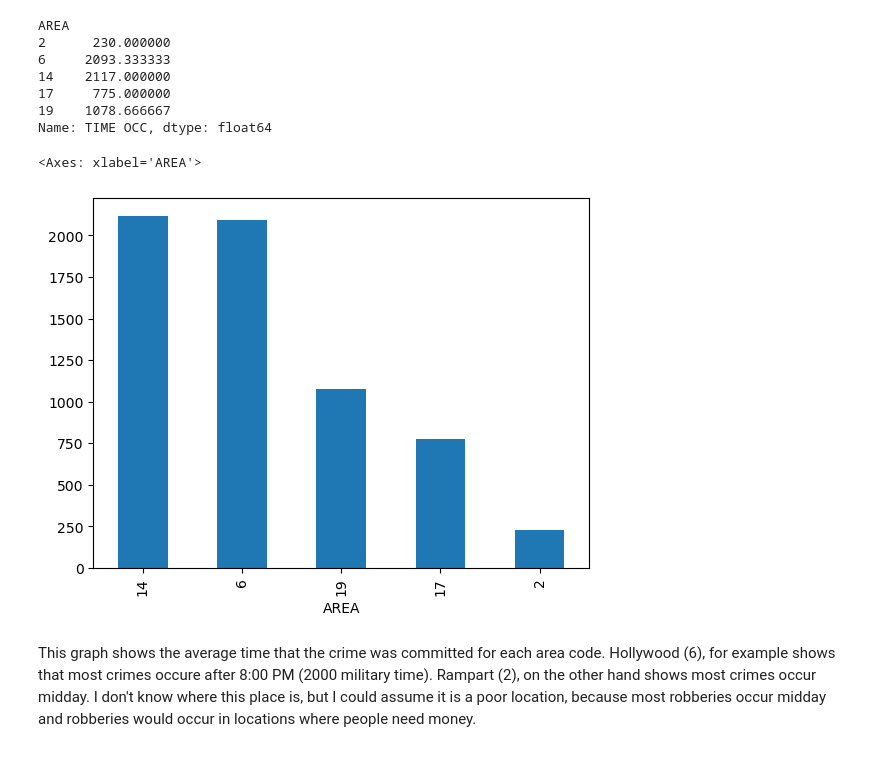
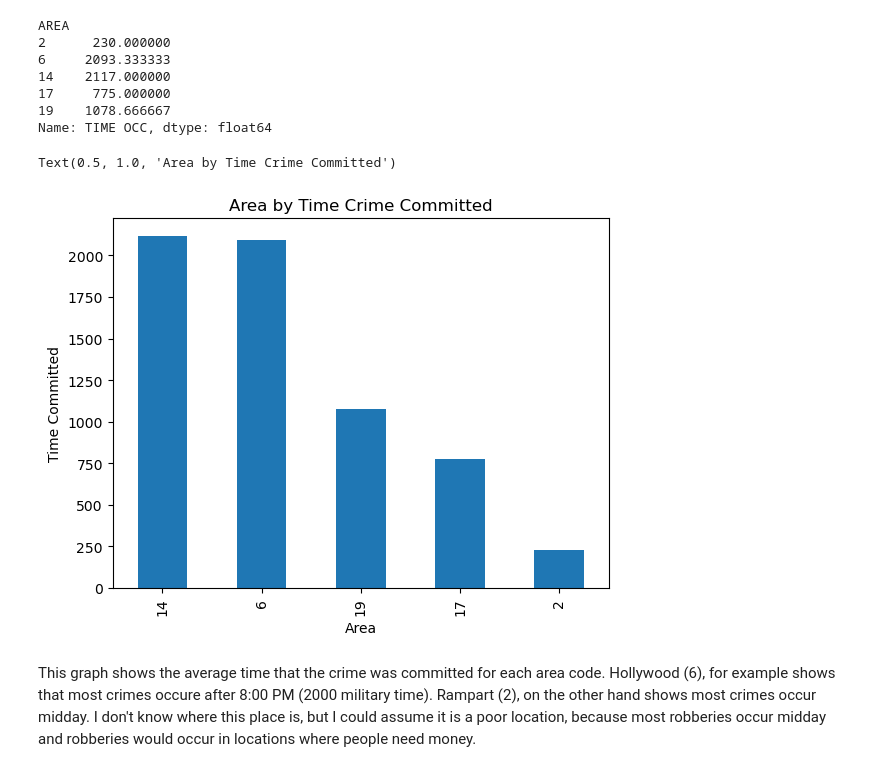
Before and after one commit to DylanTurner10/IA-340, a Jupyter notebook: lab2.ipynb, the cells around one changed output. Cells and saved outputs as stored; diff of their text form; code cells hidden in the pictures.

```diff
--- a/lab2.ipynb
+++ b/lab2.ipynb
@@ -193,9 +196,12 @@ AREA
 19    1078.666667
 Name: TIME OCC, dtype: float64
 # %%
-sum_location_by_time.nlargest(10).plot.bar() # use a bar chart to show the results of the top 10 countries
+ax = sum_location_by_time.nlargest(10).plot.bar() # use a bar chart to show the results of the areas and time of crimes committed
+ax.set_xlabel("Area")
+ax.set_ylabel("Time Committed")
+ax.set_title("Area by Time Crime Committed")
 # %% [output]
-<Axes: xlabel='AREA'>
+Text(0.5, 1.0, 'Area by Time Crime Committed')
-[figure, old version]
+[figure, new version]
 # %% [markdown]
 This graph shows the average time that the crime was committed for each area code. Hollywood (6), for example shows that most crimes occure after 8:00 PM (2000 military time). Rampart (2), on the other hand shows most crimes occur midday. I don't know where this place is, but I could assume it is a poor location, because most robberies occur midday and robberies would occur in locations where people need money.
```
Also changed, not shown: parts of 4 cells of this notebook.
